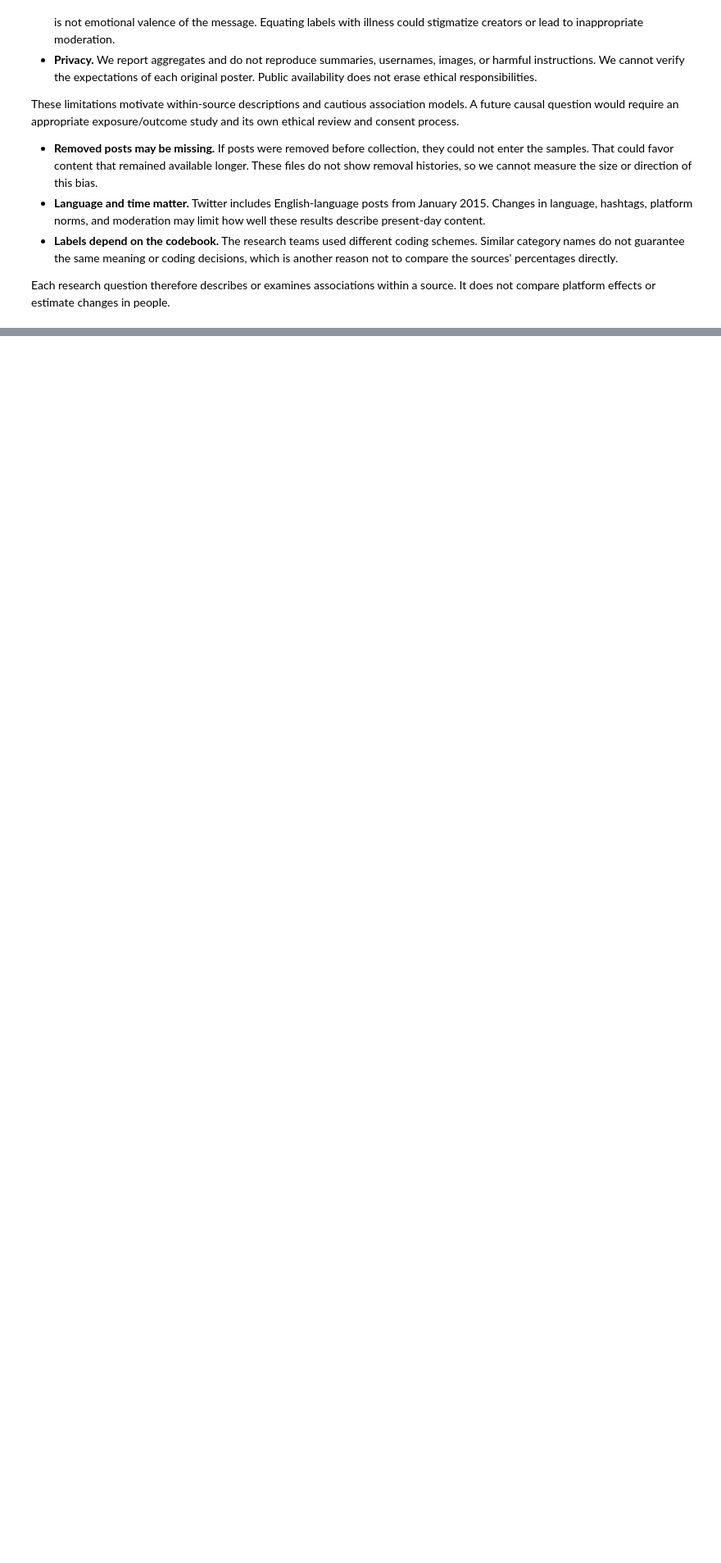
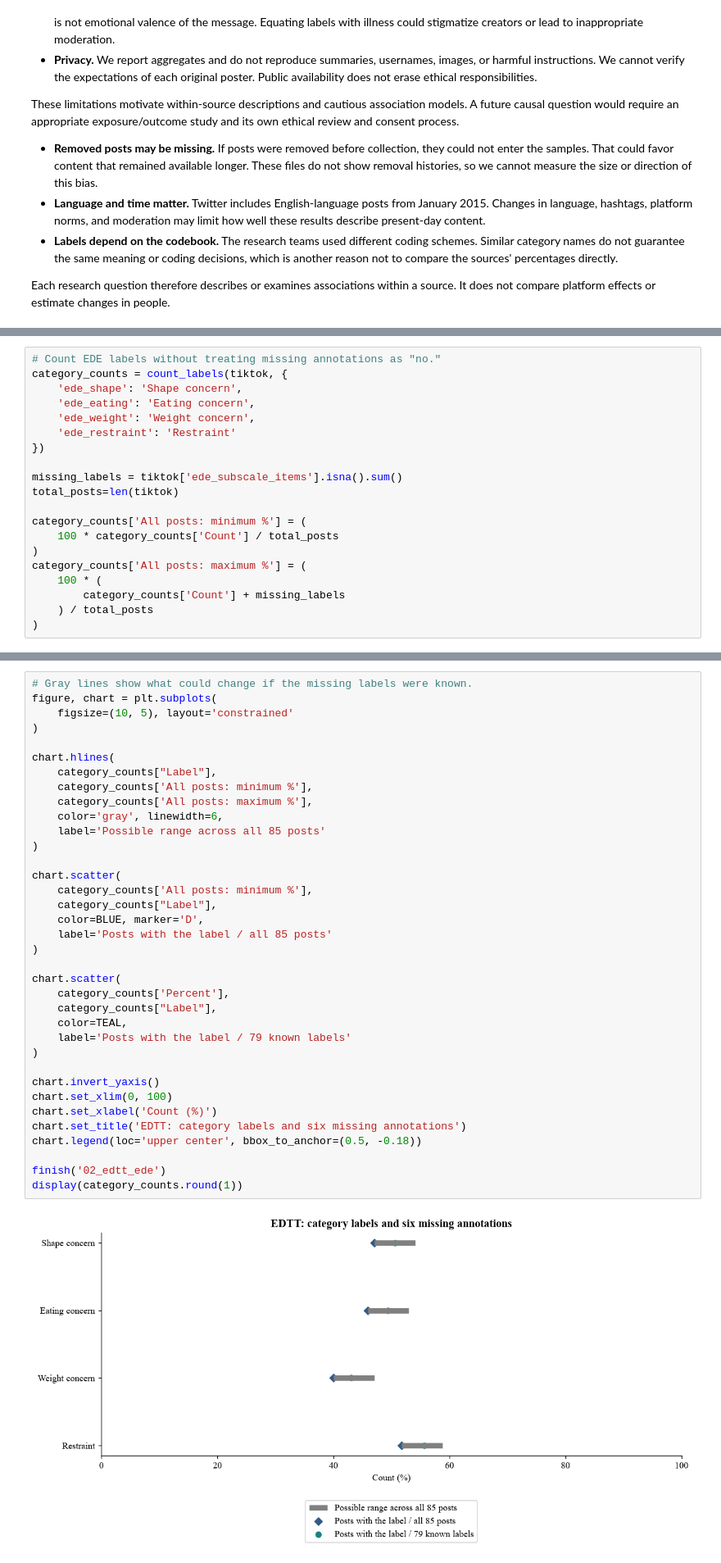
Before and after one commit to AnyaChoudhary/info2950-fall2026-project, a Jupyter notebook: notebooks/INFO2950_Phase_II.ipynb, the cells around one changed output, grey strips where cells are left out. Shown at 82% size. Drawn from its saved outputs; the diff is of its cells as text; blank space fills up the shorter version.

```diff
--- a/notebooks/INFO2950_Phase_II.ipynb
+++ b/notebooks/INFO2950_Phase_II.ipynb
@@ -756,0 +609,20 @@ For the final phase, we want feedback on whether our proposed models answer mean
+# %%
+# Count EDE labels without treating missing annotations as "no."
+category_counts = count_labels(tiktok, {
+    'ede_shape': 'Shape concern',
+    'ede_eating': 'Eating concern',
+    'ede_weight': 'Weight concern',
+    'ede_restraint': 'Restraint'
+})
+
+missing_labels = tiktok['ede_subscale_items'].isna().sum()
+total_posts=len(tiktok)
+
+category_counts['All posts: minimum %'] = (
+    100 * category_counts['Count'] / total_posts
+)
+category_counts['All posts: maximum %'] = (
+    100 * (
+        category_counts['Count'] + missing_labels
+    ) / total_posts
+)
@@ -756,0 +632,38 @@ For the final phase, we want feedback on whether our proposed models answer mean
+# %%
+# Gray lines show what could change if the missing labels were known.
+figure, chart = plt.subplots(
+    figsize=(10, 5), layout='constrained'
+)
+
+chart.hlines(
+    category_counts["Label"],
+    category_counts['All posts: minimum %'],
+    category_counts['All posts: maximum %'],
+    color='gray', linewidth=6,
+    label='Possible range across all 85 posts'
+)
+
+chart.scatter(
+    category_counts['All posts: minimum %'],
+    category_counts["Label"],
+    color=BLUE, marker='D',
+    label='Posts with the label / all 85 posts'
+)
+
+chart.scatter(
+    category_counts['Percent'],
+    category_counts["Label"],
+    color=TEAL,
+    label='Posts with the label / 79 known labels'
+)
+
+chart.invert_yaxis()
+chart.set_xlim(0, 100)
+chart.set_xlabel('Count (%)')
+chart.set_title('EDTT: category labels and six missing annotations')
+chart.legend(loc='upper center', bbox_to_anchor=(0.5, -0.18))
+
+finish('02_edtt_ede')
+display(category_counts.round(1))
+# %% [output]
+[figure, added]
```
Also changed, not shown: parts of 39 cells of this notebook, 8 other files.
